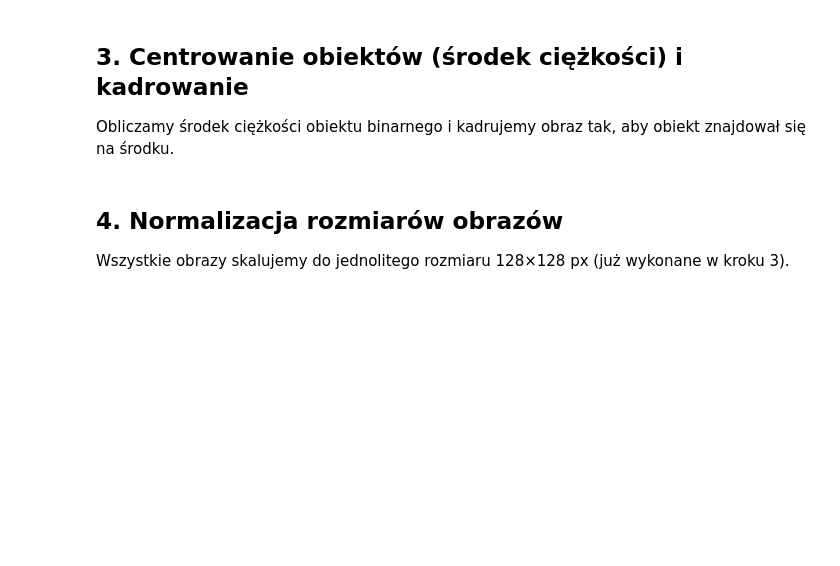
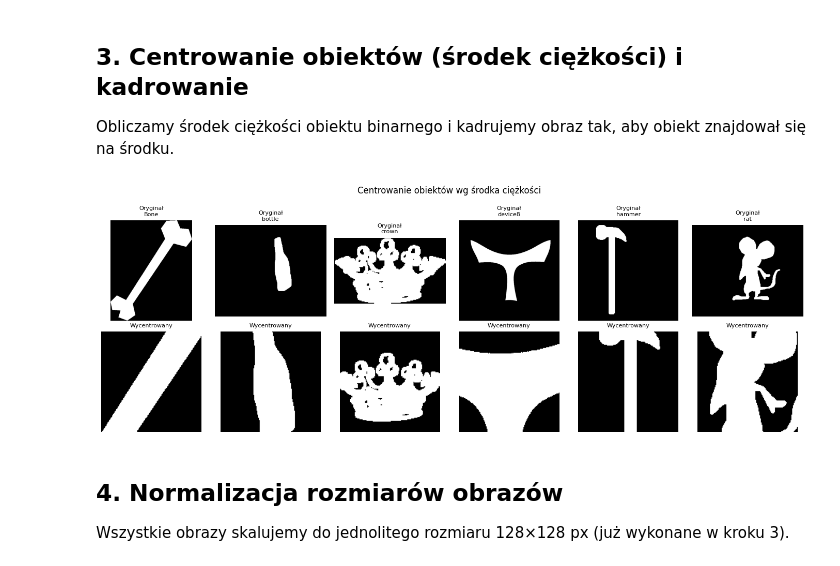
Before and after one commit to Ki3mONo/Computer-Vision-AGH, a Jupyter notebook: lab5/lab5.ipynb, the cells around one changed output. Saved outputs shown, nothing was run; the diff lists cells and outputs as text; code cells hidden in the pictures; blank space fills up the shorter version.

```diff
--- a/lab5/lab5.ipynb
+++ b/lab5/lab5.ipynb
@@ -122,14 +125,12 @@ for name, clf in classifiers.items():
 Obliczamy środek ciężkości obiektu binarnego i kadrujemy obraz tak, aby obiekt znajdował się na środku.
 # %%
 def binarize(img, threshold=128):
-    """Binaryzacja obrazu — obiekt = białe piksele."""
     _, binary = cv2.threshold(img, threshold, 255, cv2.THRESH_BINARY)
     if np.mean(binary) > 127:
         binary = 255 - binary
     return binary
 
 def center_and_crop(img, target_size=128, padding=10):
-    """Centruje obiekt na środku ciężkości i kadruje do target_size x target_size."""
     binary = binarize(img)
 
     M = cv2.moments(binary)
@@ -150,35 +151,35 @@ def center_and_crop(img, target_size=128, padding=10):
     y2 = min(canvas.shape[0], offset_y + h)
     x1 = max(0, offset_x)
     x2 = min(canvas.shape[1], offset_x + w)
 
     src_y1 = max(0, -offset_y)
     src_y2 = src_y1 + (y2 - y1)
     src_x1 = max(0, -offset_x)
     src_x2 = src_x1 + (x2 - x1)
 
     canvas[y1:y2, x1:x2] = img[src_y1:src_y2, src_x1:src_x2]
 
     center = target_size * 3 // 2
     cropped = canvas[center - half:center + half, center - half:center + half]
 
     return cropped
 
-# Przetwarzanie
 images_centered = [center_and_crop(img, target_size=128) for img in images_raw]
 
-# Wizualizacja: przed i po
 fig, axes = plt.subplots(2, 6, figsize=(14, 5))
 for i in range(6):
     idx = i * (len(images_raw) // 6)
     axes[0, i].imshow(images_raw[idx], cmap='gray')
     axes[0, i].set_title(f"Oryginał\n{labels_raw[idx]}", fontsize=8)
     axes[0, i].axis('off')
     axes[1, i].imshow(images_centered[idx], cmap='gray')
     axes[1, i].set_title("Wycentrowany", fontsize=8)
     axes[1, i].axis('off')
 plt.suptitle("Centrowanie obiektów wg środka ciężkości")
 plt.tight_layout()
 plt.show()
+# %% [output]
+[figure, added]
 # %% [markdown]
 ## 4. Normalizacja rozmiarów obrazów
 
```
Also changed, not shown: parts of 21 cells of this notebook, 20 other files.
